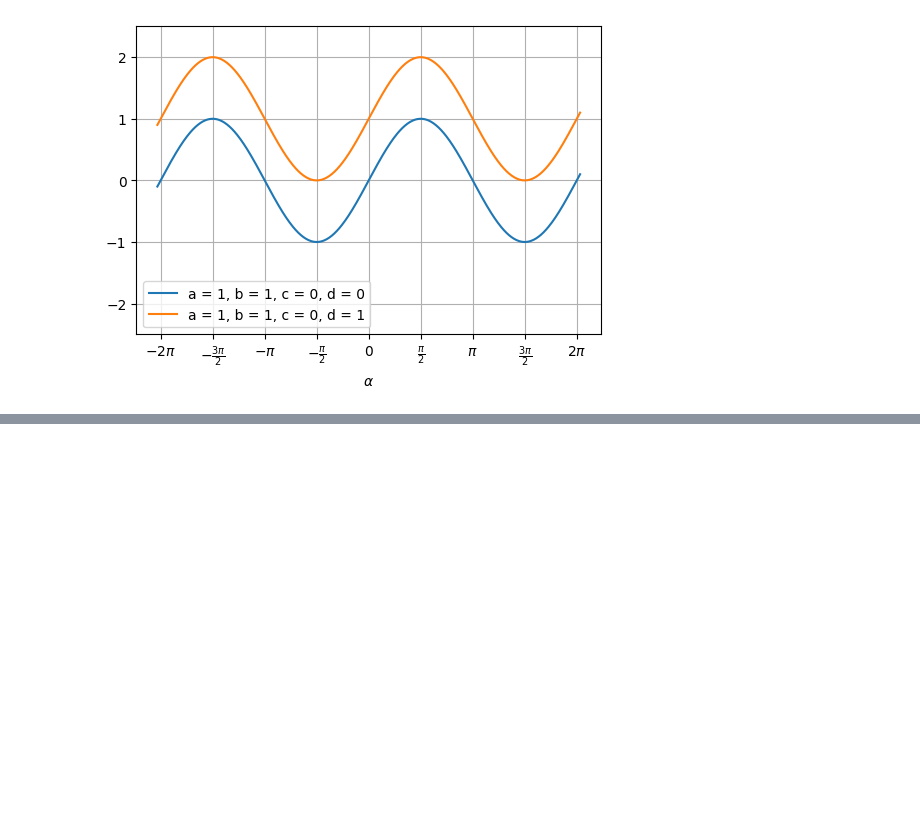
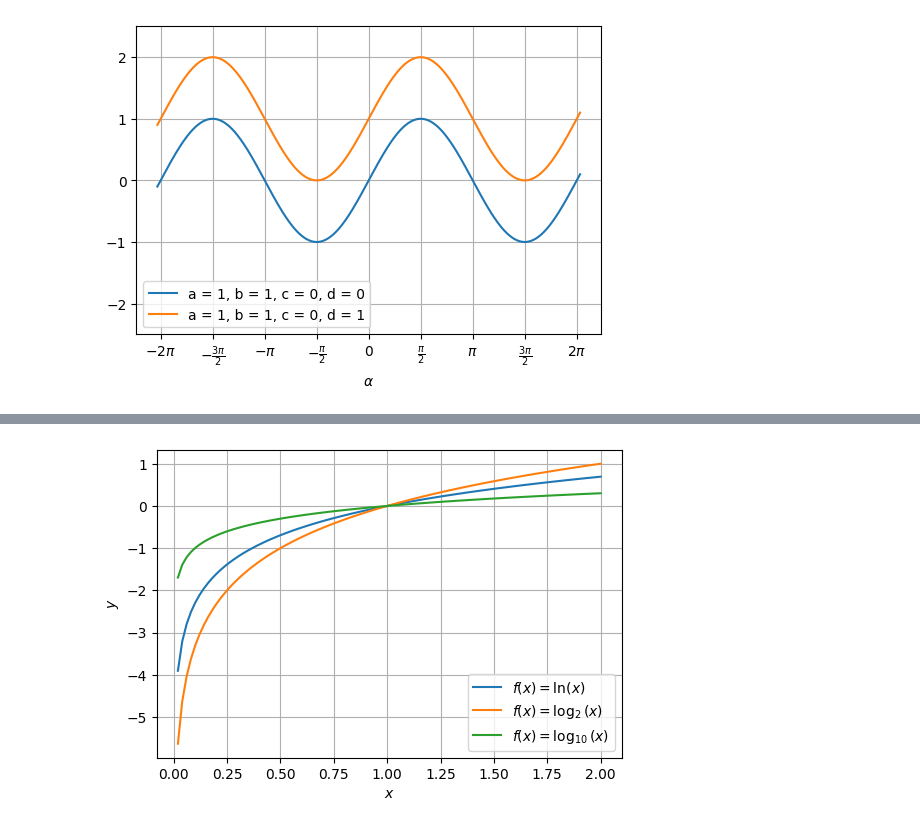
Before and after one commit to CatharinaHock/Junior-Akademie-2026, a Jupyter notebook: graphics_python.ipynb, the cells around one changed output, grey strips where cells are left out. Cells and saved outputs as stored; diff of their text form; code cells hidden in the pictures; blank space fills up the shorter version.

```diff
--- a/graphics_python.ipynb
+++ b/graphics_python.ipynb
@@ -156,0 +200,20 @@ plt.show()
+# %%
+x = np.linspace(0,2, 100)
+
+exp_1 = np.log(x)
+exp_2 = np.log(x)/np.log(2)
+exp_3 = np.log(x)/np.log(10)
+plt.figure(figsize=(6,4))
+plt.plot(x, exp_1, label="$f(x) = \\ln(x)$")
+plt.plot(x, exp_2, label="$f(x) = \\log_2(x)$")#
+plt.plot(x, exp_3, label="$f(x) = \\log_{10}(x)$")
+#plt.plot(x, exp_2, label="$f(x) = \exp(x)$")
+plt.xlabel("$x$")
+plt.ylabel("$y$")
+#plt.ylim(-2.5,2.5)
+plt.grid()
+plt.legend()
+plt.savefig(f"Bilder/natural log.jpeg", dpi=300)
+plt.show()
+# %% [output]
+[figure, added]
```
Also changed, not shown: parts of 4 cells of this notebook, 9 other files.
